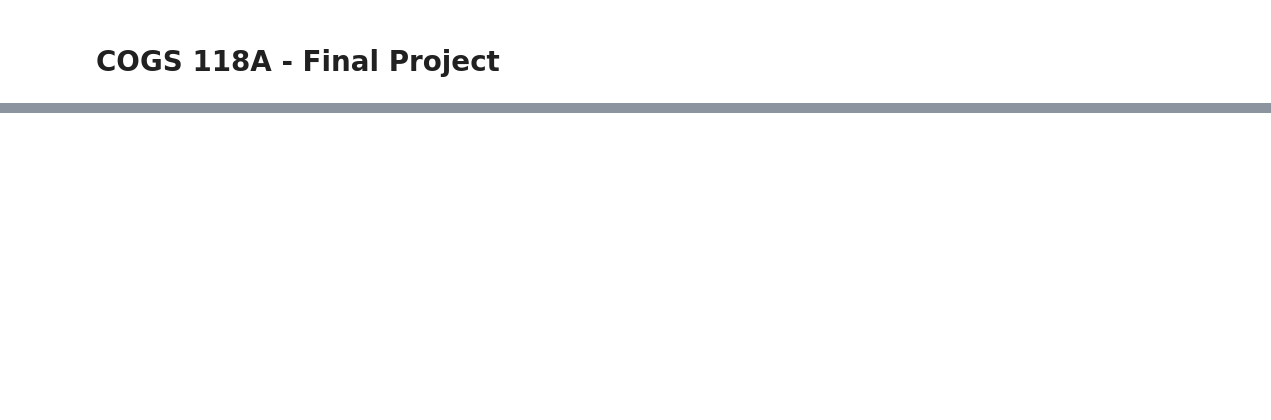
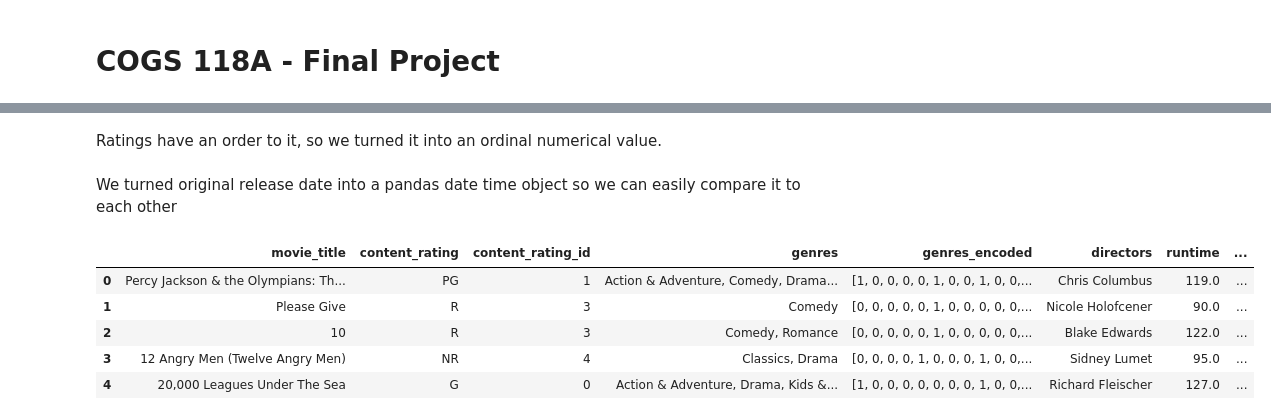
Before and after one commit to J-Singletary/RottenTomatoes-MLProject, a Jupyter notebook: FinalProjectGroup028-Wi23.ipynb, the cells around one changed output, grey strips where cells are left out. Saved outputs shown, nothing was run; the diff lists cells and outputs as text; code cells hidden in the pictures; blank space fills up the shorter version.

```diff
--- a/FinalProjectGroup028-Wi23.ipynb
+++ b/FinalProjectGroup028-Wi23.ipynb
@@ -113,0 +92,3 @@ Reiterate your main point and in just a few sentences tell us how your results s
+# %%
+movies = movies.dropna()
+movies.shape
@@ -113,0 +100,36 @@ Reiterate your main point and in just a few sentences tell us how your results s
+# %%
+movies['genres list'] = movies['genres'].str.split(', ', expand=False)
+genres_series = movies['genres list'].apply(pd.Series).stack()
+genres_encoded = pd.get_dummies(genres_series).groupby(level=0).sum()
+# movies = pd.concat([movies, genres_encoded], axis=1)
+
+genres_list = []
+for i in genres_encoded.index:
+    row_list = genres_encoded.loc[i, :].values.flatten().tolist()
+    genres_list.append(row_list)
+
+movies['genres_encoded'] = genres_list
+# %% [markdown]
+Ratings have an order to it, so we turned it into an ordinal numerical value.
+# %%
+ratings = {'G': 0, 'PG': 1, 'PG-13': 2, 'R': 3, 'NR': 4, 'NC17': 5}
+
+movies['content_rating_id'] = movies['content_rating'].map(ratings)
+# %% [markdown]
+We turned original release date into a pandas date time object so we can easily compare it to each other
+# %%
+movies['original_release_date'] = pd.to_datetime(movies['original_release_date'])
+# %%
+#reordering the columns
+reordered_columns = ['movie_title', 'content_rating', 'content_rating_id', 'genres', 'genres_encoded', 'directors',
+                    'runtime', 'original_release_date', 'tomatometer_status', 'tomatometer_rating',
+                    'tomatometer_top_critics_count', 'tomatometer_fresh_critics_count', 'tomatometer_rotten_critics_count']
+movies = movies[reordered_columns]
+movies.head()
+# %% [output]
+|  | movie_title | content_rating | content_rating_id | genres | genres_encoded | directors | runtime | ... |
+| 0 | Percy Jackson & the Olympians: Th... | PG | 1 | Action & Adventure, Comedy, Drama... | [1, 0, 0, 0, 0, 1, 0, 0, 1, 0, 0,... | Chris Columbus | 119.0 | ... |
+| 1 | Please Give | R | 3 | Comedy | [0, 0, 0, 0, 0, 1, 0, 0, 0, 0, 0,... | Nicole Holofcener | 90.0 | ... |
+| 2 | 10 | R | 3 | Comedy, Romance | [0, 0, 0, 0, 0, 1, 0, 0, 0, 0, 0,... | Blake Edwards | 122.0 | ... |
+| 3 | 12 Angry Men (Twelve Angry Men) | NR | 4 | Classics, Drama | [0, 0, 0, 0, 1, 0, 0, 0, 1, 0, 0,... | Sidney Lumet | 95.0 | ... |
+| 4 | 20,000 Leagues Under The Sea | G | 0 | Action & Adventure, Drama, Kids &... | [1, 0, 0, 0, 0, 0, 0, 0, 1, 0, 0,... | Richard Fleischer | 127.0 | ... |
```
Also changed, not shown: parts of 57 cells of this notebook, 2 other files.
